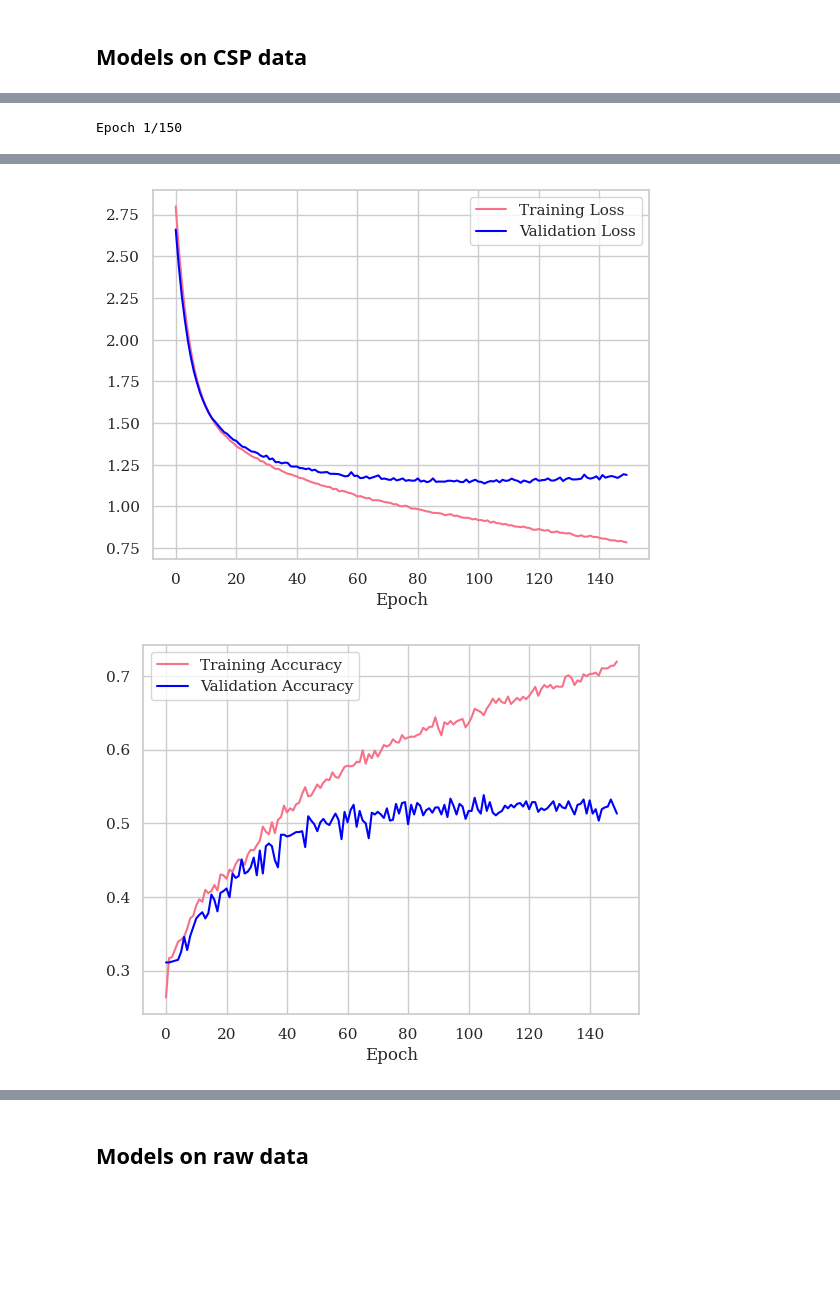
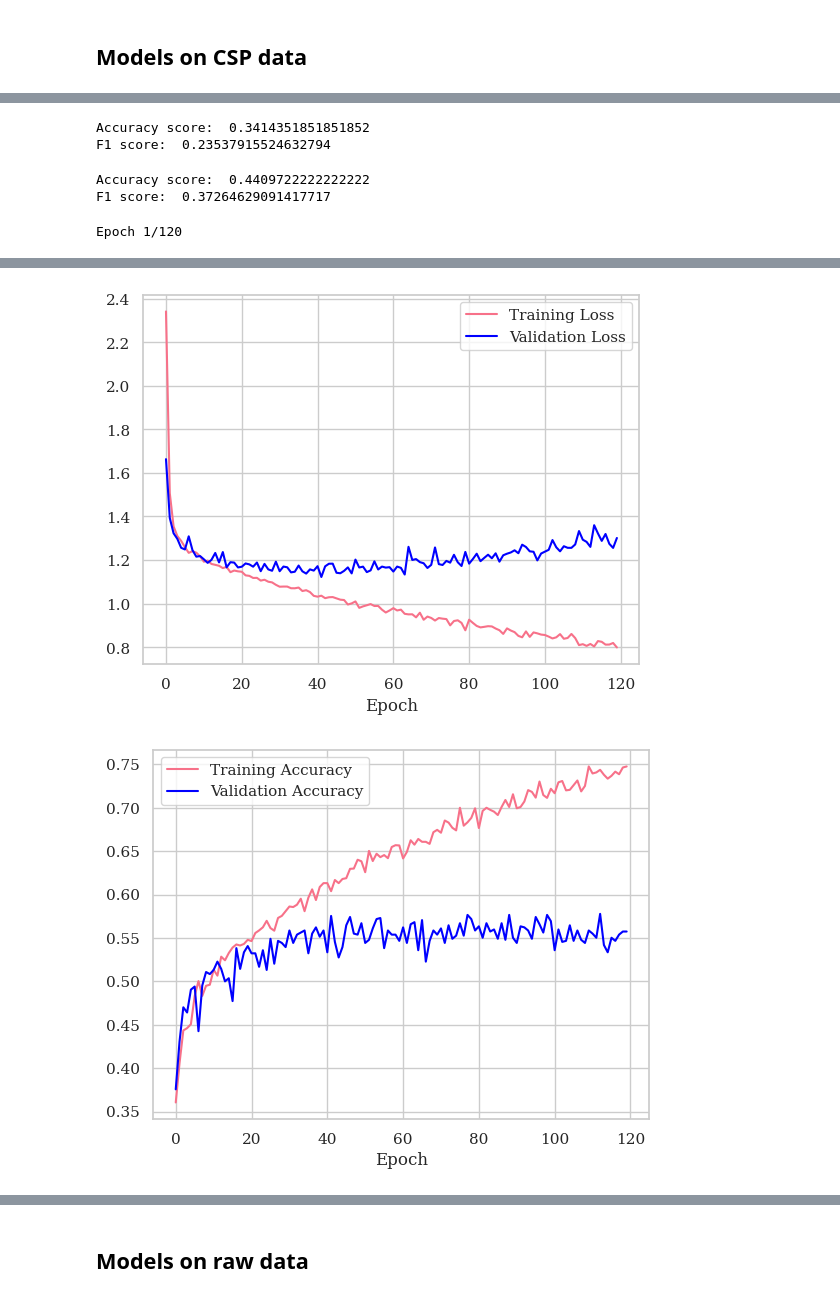
Before and after one commit to sam189239/EEG-MI-Benchmarking, a Jupyter notebook: code/bci_main_9+3.ipynb, the cells around one changed output, grey strips where cells are left out. Saved outputs shown, nothing was run; the diff lists cells and outputs as text; code cells hidden in the pictures; blank space fills up the shorter version.

```diff
--- a/code/bci_main_9+3.ipynb
+++ b/code/bci_main_9+3.ipynb
@@ -1132,5 +1148,19 @@ F1 score:  0.5917001519287385
+# %%
+pred = mlp_csp.predict(X_TEST_CSP_NOISE)
+print("Accuracy score: ", accuracy_score(np.argmax(y_out_test, 1), np.argmax(pred, axis=1)))
+print("F1 score: ", f1_score(np.argmax(y_out_test, 1), np.argmax(pred, axis=1), average='weighted'))
+# %% [output]
+Accuracy score:  0.3414351851851852
+F1 score:  0.23537915524632794
+# %%
+pred = mlp_csp.predict(X_TEST_CSP_NOISE_2)
+print("Accuracy score: ", accuracy_score(np.argmax(y_out_test, 1), np.argmax(pred, axis=1)))
+print("F1 score: ", f1_score(np.argmax(y_out_test, 1), np.argmax(pred, axis=1), average='weighted'))
+# %% [output]
+Accuracy score:  0.4409722222222222
+F1 score:  0.37264629091417717
 # %%
-cnn_csp = build_cnn_classifier(input_shape = (64, 1), num_layers = 2, lr = 0.0001)
-cnn_csp, cnn_csp_results = CV_train(cnn_csp, X_CSP, X_TEST_CSP, cnn=True, n_epochs=150)
+cnn_csp = build_cnn_classifier(input_shape = (64, 1), num_layers = 0, lr = 0.001)
+cnn_csp, cnn_csp_results = CV_train(cnn_csp, X_CSP, X_TEST_CSP, cnn=True, n_epochs=120)
 # %% [output]
-Epoch 1/150
+Epoch 1/120
@@ -1152,4 +1182,4 @@ Epoch 150/150
 27/27 [==============================] - 0s 1ms/step
 27/27 [==============================] - 0s 1ms/step
-[figure, old version]
+[figure, new version]
-[figure, old version]
+[figure, new version]
```
Also changed, not shown: parts of 26 cells of this notebook, 10 other files.
